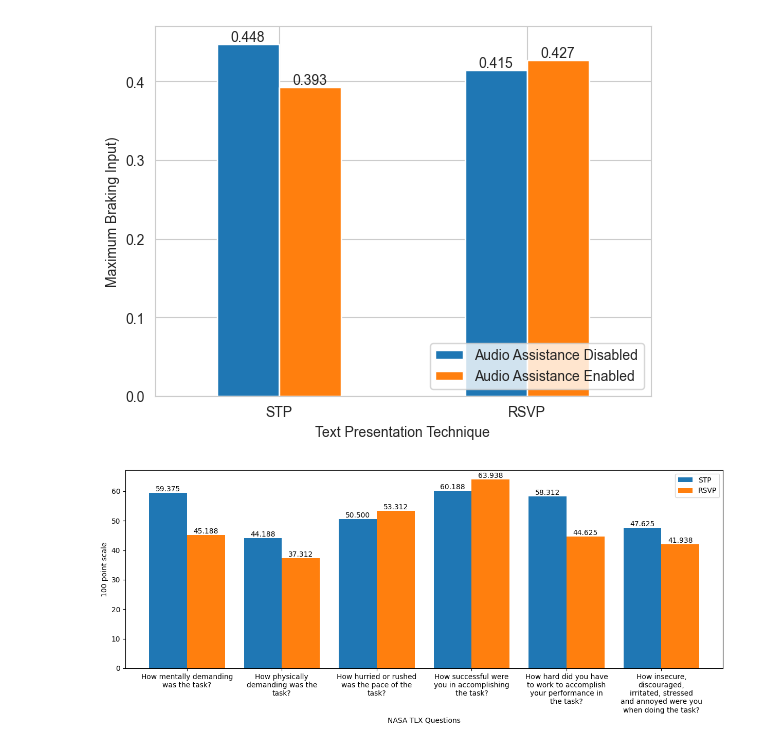
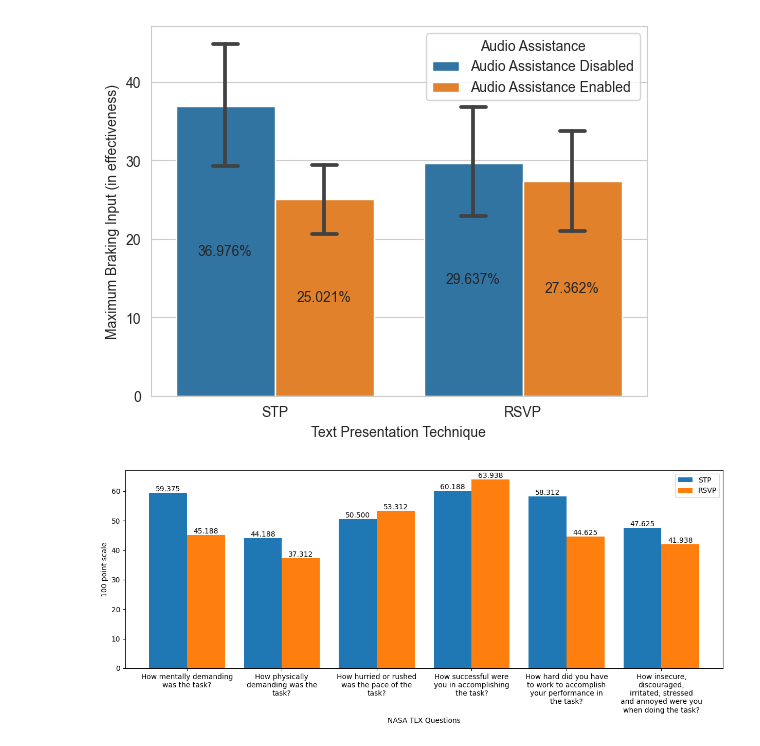
Before and after one commit to shh1v/NDRRI-Data-Analysis, a Jupyter notebook: analysis.ipynb, the cells around one changed output. Saved outputs shown, nothing was run; the diff lists cells and outputs as text; code cells hidden in the pictures.

Commit message:
Implemented analysis for Maximum braking input metric, and bar graph % capability

```diff
--- a/analysis.ipynb
+++ b/analysis.ipynb
@@ -151,11 +151,15 @@ def create_seperate_arrays(df, data_col):
     rt_rsvpa = df[df["TPTAA"] == "RSVPAA"][data_col].values
     return (rt_stp, rt_stpa, rt_rsvp, rt_rsvpa)
 
-def plot_driving_metric(df, data_col):
+def plot_driving_metric(df, data_col, is_percentage):
         df_decoupled = decouple_df(df)
         plot = sns.barplot(data=df_decoupled, x="Text Presentation Technique", y=data_col, hue="Audio Assistance", capsize=0.1)
-        for p in plot.containers:
-            plot.bar_label(p, fmt='%.3f', label_type='center')
+        if is_percentage:
+            for p in plot.containers:
+                plot.bar_label(p, fmt='%.3f%%', label_type='center')
+        else:
+            for p in plot.containers:
+                plot.bar_label(p, fmt='%.3f', label_type='center')
 
 def decouple_df(df):
     # This method also renames the values of "Audio Assistance" Column
@@ -566,28 +570,25 @@ bi_df_copy = bi_df.copy()
 MBIs = []
 for i in range(0, bi_df_copy.shape[0]):
     dp_array = [dp for dp in bi_df_copy.iloc[i].values.tolist()[4:] if not pd.isna(dp)]
-    MBIs.append(max(dp_array))
+    MBIs.append(max(dp_array)*100)
 bi_df_copy["MAX"] = MBIs
 
-# Create seperate arrays for 2 x 2 cases
-mbi_stp = bi_df[(bi_df["RSVP"] == 0) & (bi_df["TTS"] == 0)]["MAX"].values
-mbi_stpa = bi_df[(bi_df["RSVP"] == 0) & (bi_df["TTS"] == 1)]["MAX"].values
-mbi_rsvp = bi_df[(bi_df["RSVP"] == 1) & (bi_df["TTS"] == 0)]["MAX"].values
-mbi_rsvpa = bi_df[(bi_df["RSVP"] == 1) & (bi_df["TTS"] == 1)]["MAX"].values
+# Restructuring the data frame.
+mbi_refined = generate_refined(bi_df_copy, "MAX", "MAX")
 
-mbi_results_array = np.array([
-    ["STP",np.mean(mbi_stp), np.mean(mbi_stpa)],
-    ["RSVP",np.mean(mbi_rsvp), np.mean(mbi_rsvpa)],
-])
+# Combine columns TPT and Audio Assistance
+mbi_combined = pd.DataFrame()
+mbi_combined["TPTAA"] = mbi_refined["TPT"].values + mbi_refined["Audio Assistance"].values
+mbi_combined["Maximum Braking Input (in effectiveness)"] = mbi_refined["MAX"].values
 
-mbi_results_df = pd.DataFrame(mbi_results_array, columns = ["TPT", "AA Disabled", "AA Enabled"])
-print(mbi_results_df)
+# Removing the outliers from the data frame
+remove_outliers(mbi_combined, "Maximum Braking Input (in effectiveness)")
 
-# Converting the column types
-mbi_results_df["TPT"] = mbi_results_df["TPT"].astype(str)
-mbi_results_df["AA Disabled"] = mbi_results_df["AA Disabled"].astype(float)
-mbi_results_df["AA Enabled"] = mbi_results_df["AA Enabled"].astype(float)
+# Under sampling the data set
+mbi_combined = under_sampling(mbi_combined, "Maximum Braking Input (in effectiveness)")
 
+# Create separate arrays for 2 x 2 cases
+mbi_stp, mbi_stpa, mbi_rsvp, mbi_rsvpa = create_seperate_arrays(mbi_combined, "Maximum Braking Input (in effectiveness)")
 
 # Test if the distribution is normal.
 print("Shapiro Test for MBI_stp; p-value: ", stats.shapiro(mbi_stp)[1])
@@ -595,39 +596,25 @@ print("Shapiro Test for MBI_rsvp; p-value: ", stats.shapiro(mbi_rsvp)[1])
 print("Shapiro Test for MBI_stpa; p-value: ", stats.shapiro(mbi_stpa)[1])
 print("Shapiro Test for MBI_rsvpa; p-value: ", stats.shapiro(mbi_rsvpa)[1])
 
-data_is_normal = False
+# Perform Mann Whitney U test
+stat1, p1 = wilcoxon(mbi_rsvp, mbi_stp, alternative='less')
+print("Test: MBI_rsvp < MBI_stp [p value: {}]".format(p1))
+stat2, p2 = mannwhitneyu(mbi_rsvpa, mbi_stpa, alternative='less')
+print("Test: MBI_rsvpa < MBI_stpa [p value: {}]".format(p2))
+stat3, p3 = mannwhitneyu(mbi_rsvpa, mbi_rsvp, alternative='less')
+print("Test: MBI_rsvpa < MBI_rsvp [p value: {}]".format(p3))
+stat4, p4 = mannwhitneyu(mbi_stpa, mbi_stp, alternative='less')
+print("Test: MBI_stpa < MBI_stp [p value: {}]".format(p4))
 
-if (data_is_normal):
-    # Perform P-tests for testing the alternate hypothesis
-    # Test if H_a: MBI_rsvp < MBI_stp
-    print("H_a: MBI_rsvp = MBI_stp ; H_a: MBI_rsvp < MBI_stp")
-    print(stats.ttest_rel(a = mbi_rsvp, b = mbi_stp, alternative = "less"))
-    print("H_a: MBI_rsvpa = MBI_stpa ; H_a: MBI_rsvpa < MBI_stpa")
-    print(stats.ttest_rel(a = mbi_rsvpa, b = mbi_stpa, alternative = "less"))
+stat5, p5 = wilcoxon(mbi_rsvp, mbi_stp, alternative='greater')
+print("Test: MBI_rsvp > MBI_stp [p value: {}]".format(p5))
+stat6, p6 = mannwhitneyu(mbi_rsvpa, mbi_stpa, alternative='greater')
+print("Test: MBI_rsvpa > MBI_stpa [p value: {}]".format(p6))
+stat7, p7 = mannwhitneyu(mbi_rsvpa, mbi_rsvp, alternative='greater')
+print("Test: MBI_rsvpa > MBI_rsvp [p value: {}]".format(p7))
+stat8, p8 = mannwhitneyu(mbi_stpa, mbi_stp, alternative='greater')
+print("Test: MBI_stpa > MBI_stp [p value: {}]".format(p8))
 
-    # Test if H_a: MBI_aae < MBI_aad
-    print("H_a: MBI_aae = MBI_aad ; H_a: MBI_aae < MBI_aad for RSVP")
-    print(stats.ttest_rel(a = mbi_rsvp, b = mbi_rsvpa, alternative = "less"))
-    print("H_a: MBI_aae = MBI_aad ; H_a: MBI_aae < MBI_aad for STP")
-    print(stats.ttest_rel(a = mbi_stp, b = mbi_stpa, alternative = "less"))
-else:
-    # Perform Mann Whitney U test
-    stat1, p1 = wilcoxon(mbi_rsvp, mbi_stp, alternative='less')
-    print("Test: MBI_rsvp < MBI_stp [p value: {}]".format(p1))
-
-    stat2, p2 = mannwhitneyu(mbi_rsvpa, mbi_stpa, alternative='less')
-    print("Test: MBI_rsvpa < MBI_stpa [p value: {}]".format(p2))
-
-    stat3, p3 = mannwhitneyu(mbi_rsvpa, mbi_rsvp, alternative='less')
-    print("Test: MBI_rsvpa < MBI_rsvp [p value: {}]".format(p3))
-
-    stat4, p4 = mannwhitneyu(mbi_stpa, mbi_stp, alternative='less')
-    print("Test: MBI_stpa < MBI_stp [p value: {}]".format(p4))
-
-bplot = mbi_results_df.plot(x = "TPT", kind = "bar", rot = 0)
-bplot.legend(["Audio Assistance Disabled", "Audio Assistance Enabled"], loc="lower right")
-plt.xlabel("Text Presentation Technique")
-plt.ylabel("Maximum Braking Input)")
-for p in bplot.containers:
-    bplot.bar_label(p, fmt='%.3f', label_type='edge')
+# plot graph
+plot_driving_metric(mbi_combined, "Maximum Braking Input (in effectiveness)", True)
 # %% [output]
@@ -645,4 +634,4 @@ Test: MBI_stpa < MBI_stp [p value: 0.11368032285470064]
-[figure, old version]
+[figure, new version]
 # %%
 # Analyzing NASA-TLX form.
 # Q1: Enter Participant ID
```
Also changed, not shown: parts of 7 cells of this notebook.
